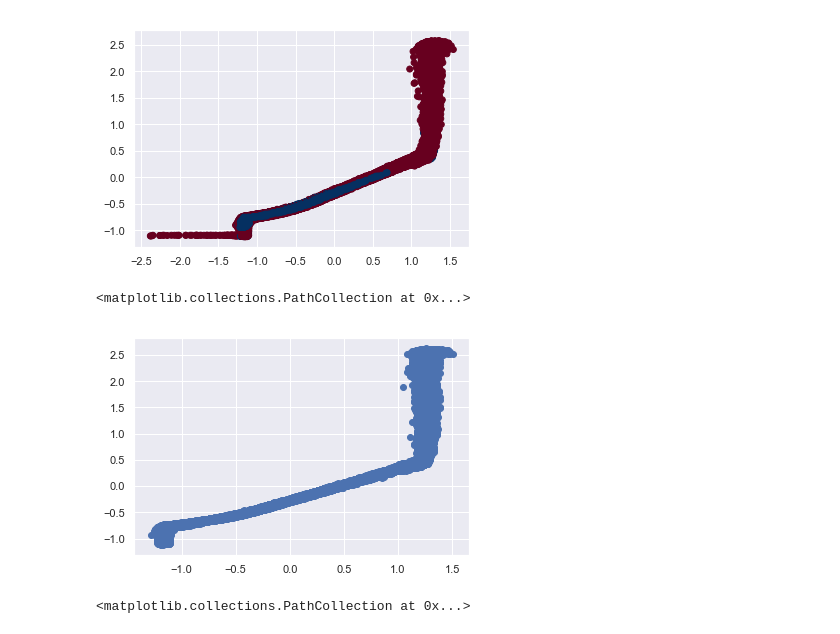
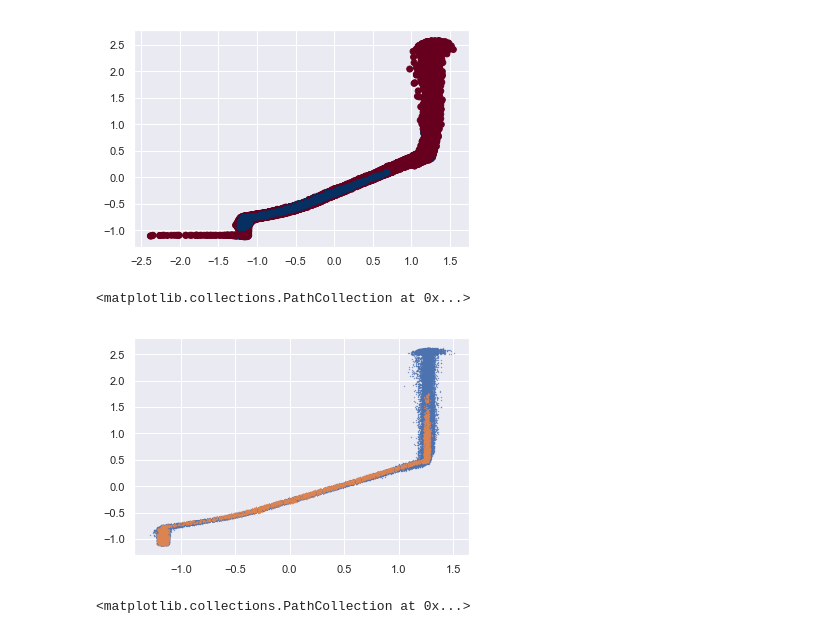
Before and after one commit to XinArkh/Industrial_BigData_Competition_2017, a Jupyter notebook: Script.ipynb, the cells around one changed output. Cells and saved outputs as stored; diff of their text form; code cells hidden in the pictures.

```diff
--- a/Script.ipynb
+++ b/Script.ipynb
@@ -34,10 +56,11 @@ plt.scatter(data1['generator_speed'], data1['power'], c=data1['frozen'], cmap='R
 <matplotlib.collections.PathCollection at 0x...>
 [figure]
 # %%
-plt.scatter(data2[data2['frozen']==0]['generator_speed'], data2[data2['frozen']==0]['power'], cmap='RdBu')
+plt.scatter(data2[data2['frozen']==0]['generator_speed'], data2[data2['frozen']==0]['power'], s=0.1, cmap='RdBu')
+plt.scatter(data2[data2['frozen']==1]['generator_speed'], data2[data2['frozen']==1]['power'], s=0.1, cmap='RdBu')
 # %% [output]
 <matplotlib.collections.PathCollection at 0x...>
-[figure, old version]
+[figure, new version]
 # %%
 plt.scatter(data2['yaw_speed'], data2['power'], c=data2['frozen'], cmap='RdBu')
 # %% [output]
```
Also changed, not shown: parts of 6 cells of this notebook, 6 other files.
